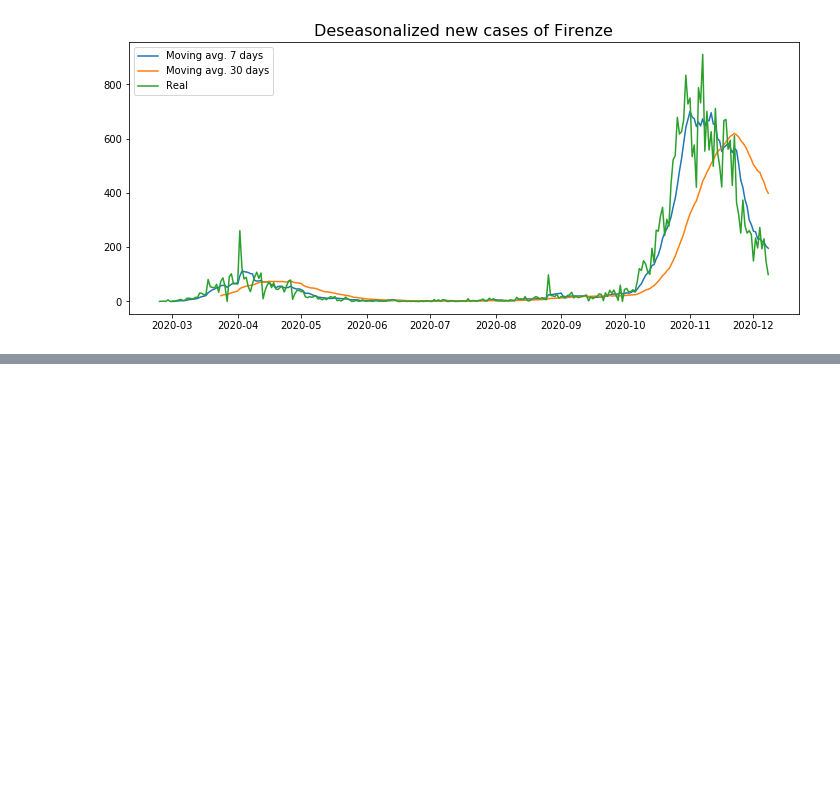
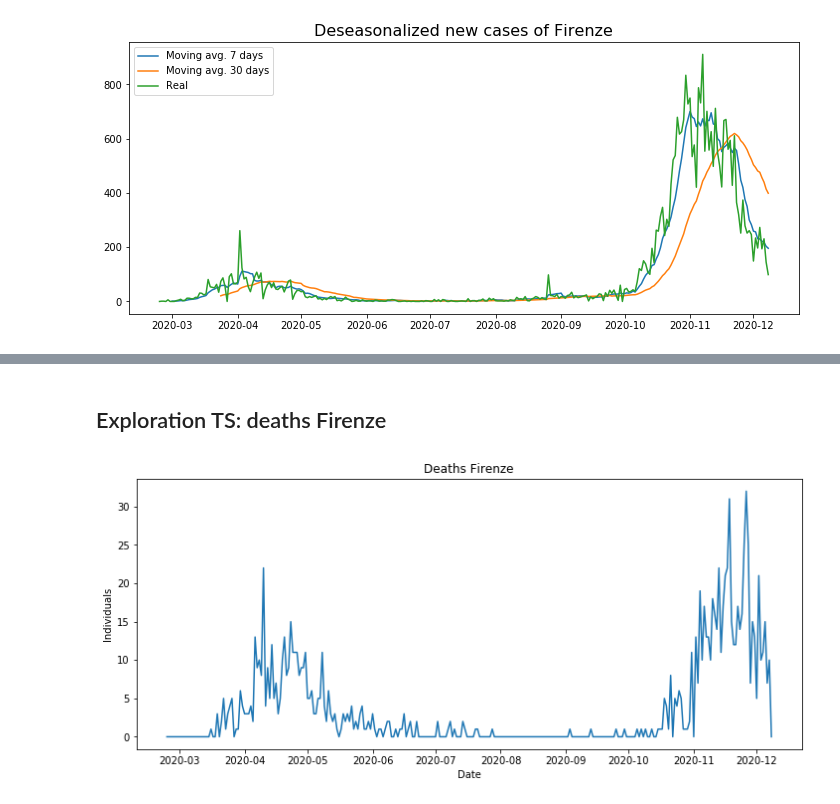
Before and after one commit to nicoloverardo/master-degree-thesis, a Jupyter notebook: notebooks/ts.ipynb, the cells around one changed output, grey strips where cells are left out. Saved outputs shown, nothing was run; the diff lists cells and outputs as text; code cells hidden in the pictures; blank space fills up the shorter version.

Commit message:
Added ts eda of deaths and regional inf.

```diff
--- a/notebooks/ts.ipynb
+++ b/notebooks/ts.ipynb
@@ -245,14 +175,0 @@ plt.show()
-# %%
-"""
-Granger causality tests:
-
-New_cases - Month
-New_cases - Deaths
-"""
-
-from statsmodels.tsa.stattools import grangercausalitytests
-covidpro_df, dpc_regioni_df, dpc_province_df, pop_prov_df, prov_list_df = load_data(data_path)
-tmp_df = covidpro_df[covidpro_df.Province == province]
-
-tmp_df['month'] = tmp_df.Date.dt.month
-gc_res = grangercausalitytests(tmp_df[['New_cases', 'month']], maxlag=3)
@@ -302,0 +297,6 @@ parameter F test:         F=1.3205  , p=0.2679  , df_denom=279, df_num=3
+# %% [markdown]
+## Exploration TS: deaths Firenze
+# %%
+province = "Firenze"
+compart = "Deaths"
+date = 'Date'
@@ -302,0 +305,9 @@ parameter F test:         F=1.3205  , p=0.2679  , df_denom=279, df_num=3
+# %%
+# Visualize TS
+
+plt.figure(figsize=(12,5))
+plt.plot(tmp_df[date], tmp_df[compart])
+plt.gca().set(title=compart + " " + province, xlabel='Date', ylabel='Individuals')
+plt.show()
+# %% [output]
+[figure, added]
```
Also changed, not shown: parts of 59 cells of this notebook.
